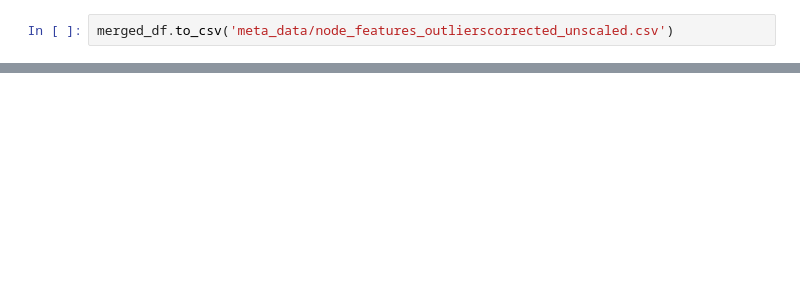
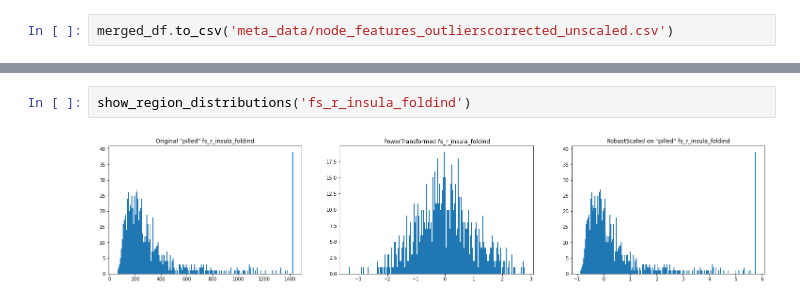
Before and after one commit to tjiagoM/spatio-temporal-brain, a Jupyter notebook: 00_nodefeats_checks.ipynb, the cells around one changed output, grey strips where cells are left out. Drawn from its saved outputs; the diff is of its cells as text; blank space fills up the shorter version.

```diff
--- a/00_nodefeats_checks.ipynb
+++ b/00_nodefeats_checks.ipynb
@@ -229,0 +227,4 @@ _ = plt.hist(merged_transformed_df['fs_l_isthmuscingulate_area'], bins=100)
+# %%
+show_region_distributions('fs_r_insula_foldind')
+# %% [output]
+[figure, added]
```
Also changed, not shown: parts of 24 cells of this notebook, 5 other files.
